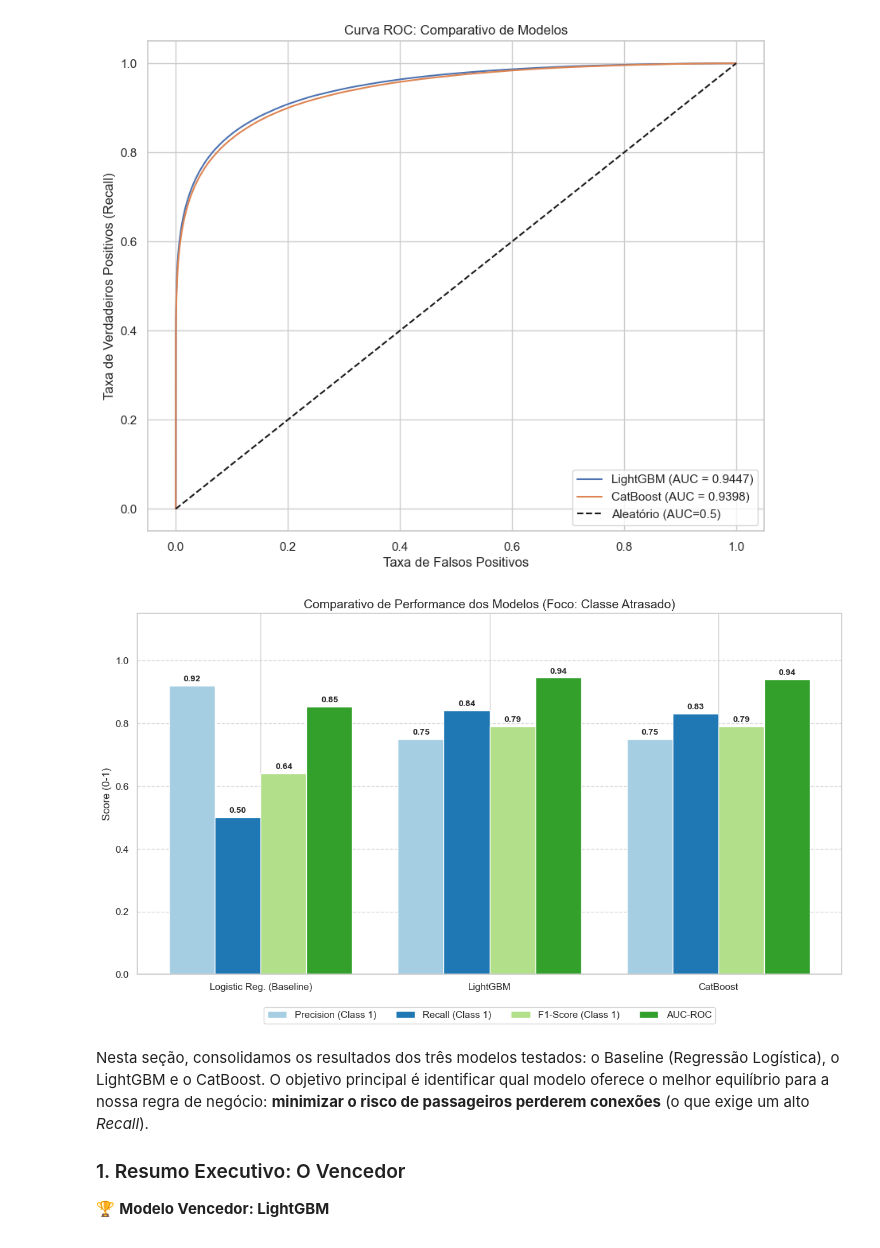
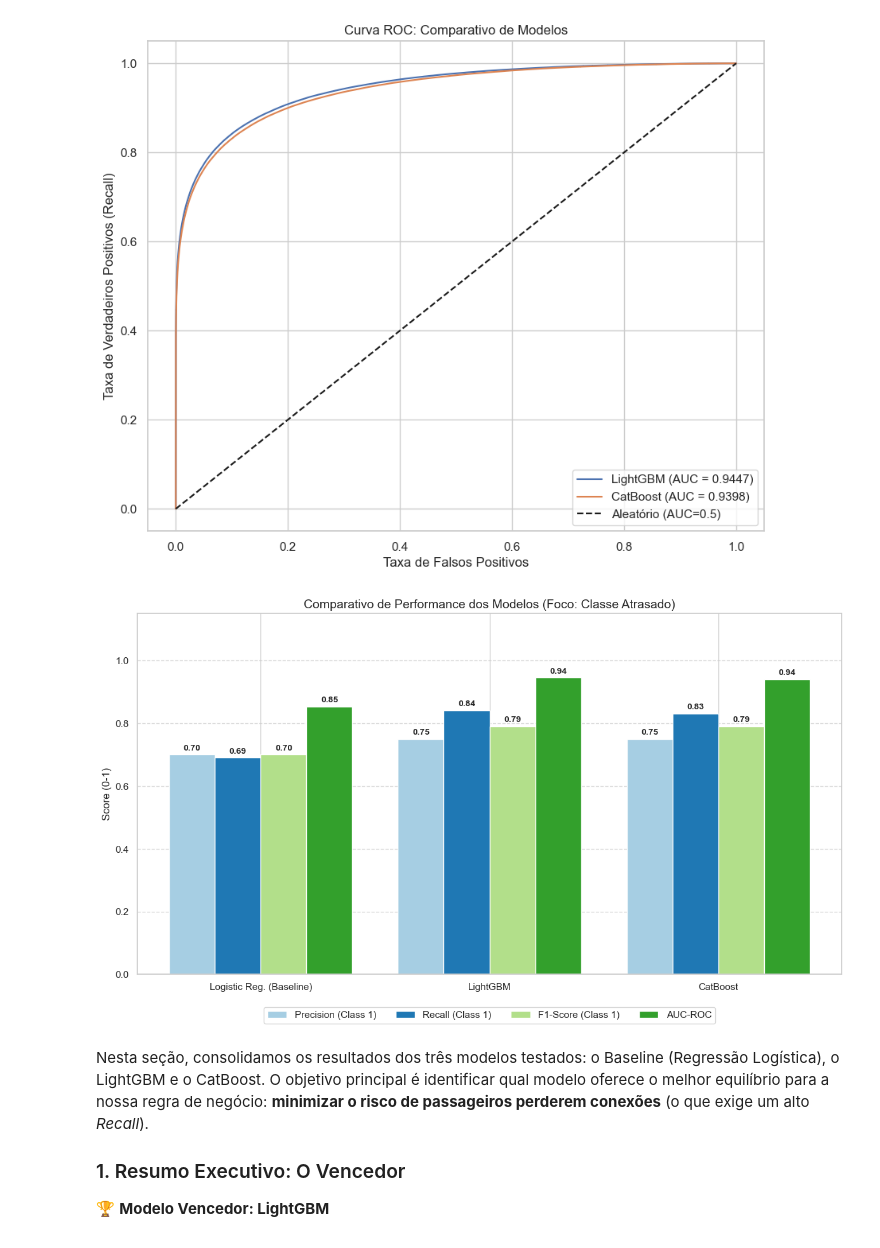
Before and after one commit to vpalvesalan/TechChallenge3, a Jupyter notebook: notebooks/3_Modelo_Supervisionado.ipynb, the cells around one changed output. Saved outputs shown, nothing was run; the diff lists cells and outputs as text; code cells hidden in the pictures.

```diff
--- a/notebooks/3_Modelo_Supervisionado.ipynb
+++ b/notebooks/3_Modelo_Supervisionado.ipynb
@@ -343,9 +343,9 @@ plt.show()
 # %%
 # Dados extraídos dos relatórios de classificação
 models = ['Logistic Reg. (Baseline)', 'LightGBM', 'CatBoost']
-precision = [0.92, 0.75, 0.75]
-recall = [0.50, 0.84, 0.83]
-f1 = [0.64, 0.79, 0.79]
+precision = [0.7, 0.75, 0.75]
+recall = [0.69, 0.84, 0.83]
+f1 = [0.7, 0.79, 0.79]
 auc = [0.8529, 0.9447, 0.9398]
 
 x = np.arange(len(models))  # Localização dos rótulos
@@ -359,34 +359,34 @@ rects2 = ax.bar(x - width/2, recall, width, label='Recall (Class 1)', color='#1f
 rects3 = ax.bar(x + width/2, f1, width, label='F1-Score (Class 1)', color='#b2df8a')
 rects4 = ax.bar(x + width*1.5, auc, width, label='AUC-ROC', color='#33a02c')
 
 # Adicionando textos, títulos e rótulos
 ax.set_ylabel('Score (0-1)')
 ax.set_title('Comparativo de Performance dos Modelos (Foco: Classe Atrasado)', fontsize=14)
 ax.set_xticks(x)
 ax.set_xticklabels(models, fontsize=11)
 ax.set_ylim(0, 1.15) # Espaço extra para a legenda
 ax.legend(loc='lower center', bbox_to_anchor=(0.5, -0.15), ncol=4)
 ax.grid(axis='y', linestyle='--', alpha=0.7)
 
 # Função para colocar os valores acima das barras
 def autolabel(rects):
     for rect in rects:
         height = rect.get_height()
         ax.annotate(f'{height:.2f}',
                     xy=(rect.get_x() + rect.get_width() / 2, height),
                     xytext=(0, 3),  # 3 pontos de offset vertical
                     textcoords="offset points",
                     ha='center', va='bottom', fontsize=10, fontweight='bold')
 
 autolabel(rects1)
 autolabel(rects2)
 autolabel(rects3)
 autolabel(rects4)
 
 plt.tight_layout()
 plt.show()
 # %% [output]
-[figure, old version]
+[figure, new version]
 # %% [markdown]
 
 Nesta seção, consolidamos os resultados dos três modelos testados: o Baseline (Regressão Logística), o LightGBM e o CatBoost. O objetivo principal é identificar qual modelo oferece o melhor equilíbrio para a nossa regra de negócio: **minimizar o risco de passageiros perderem conexões** (o que exige um alto *Recall*).
```
Also changed, not shown: 2 other files.
